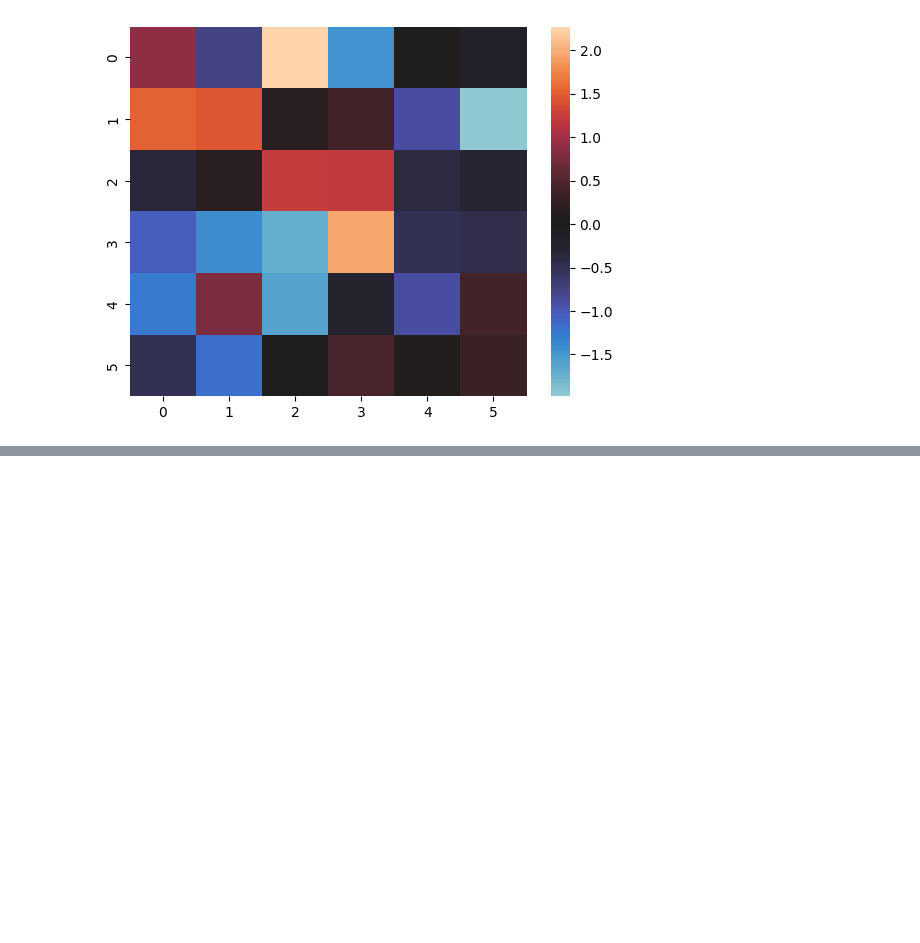
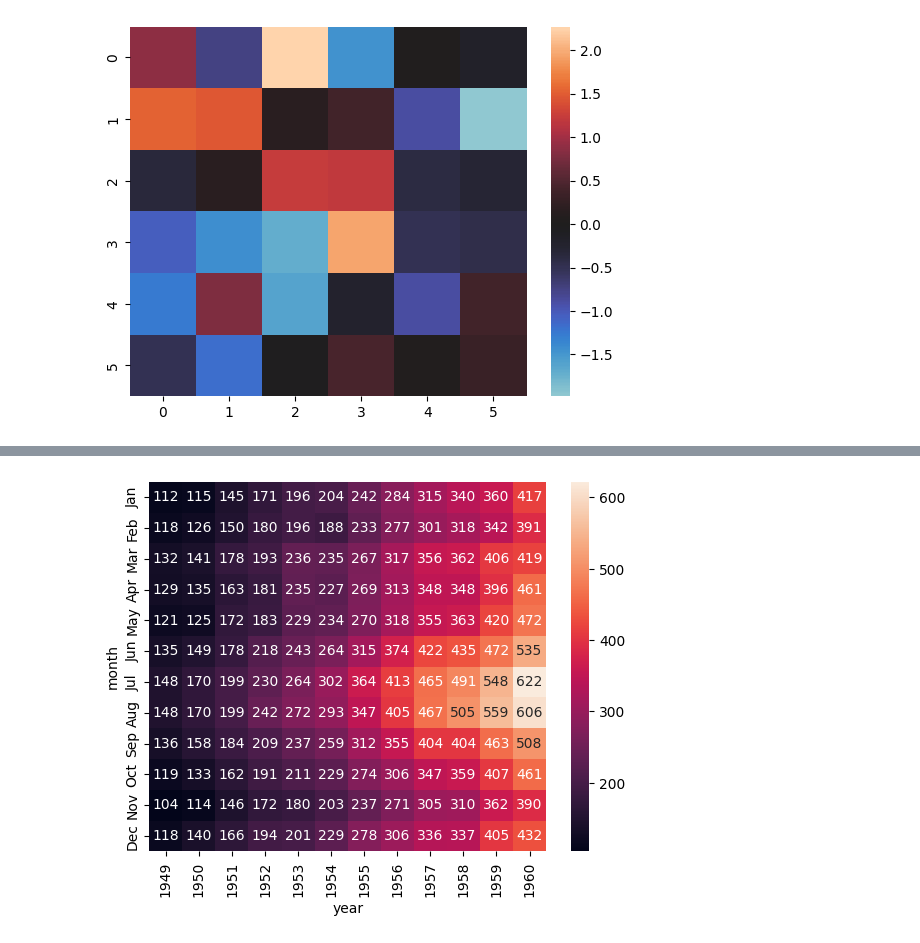
Before and after one commit to sk-shahsi/data_Analysis, a Jupyter notebook: Binning.ipynb, the cells around one changed output, grey strips where cells are left out. Drawn from its saved outputs; the diff is of its cells as text; code cells hidden in the pictures; blank space fills up the shorter version.

```diff
--- a/Binning.ipynb
+++ b/Binning.ipynb
@@ -202,0 +209,4 @@ heat_map_3 = sns.heatmap(normal_data,center =0)
+# %%
+heat_map_5= sns.heatmap(flights,annot=True,fmt="d")
+# %% [output]
+[figure, added]
```
Also changed, not shown: parts of 27 cells of this notebook.
